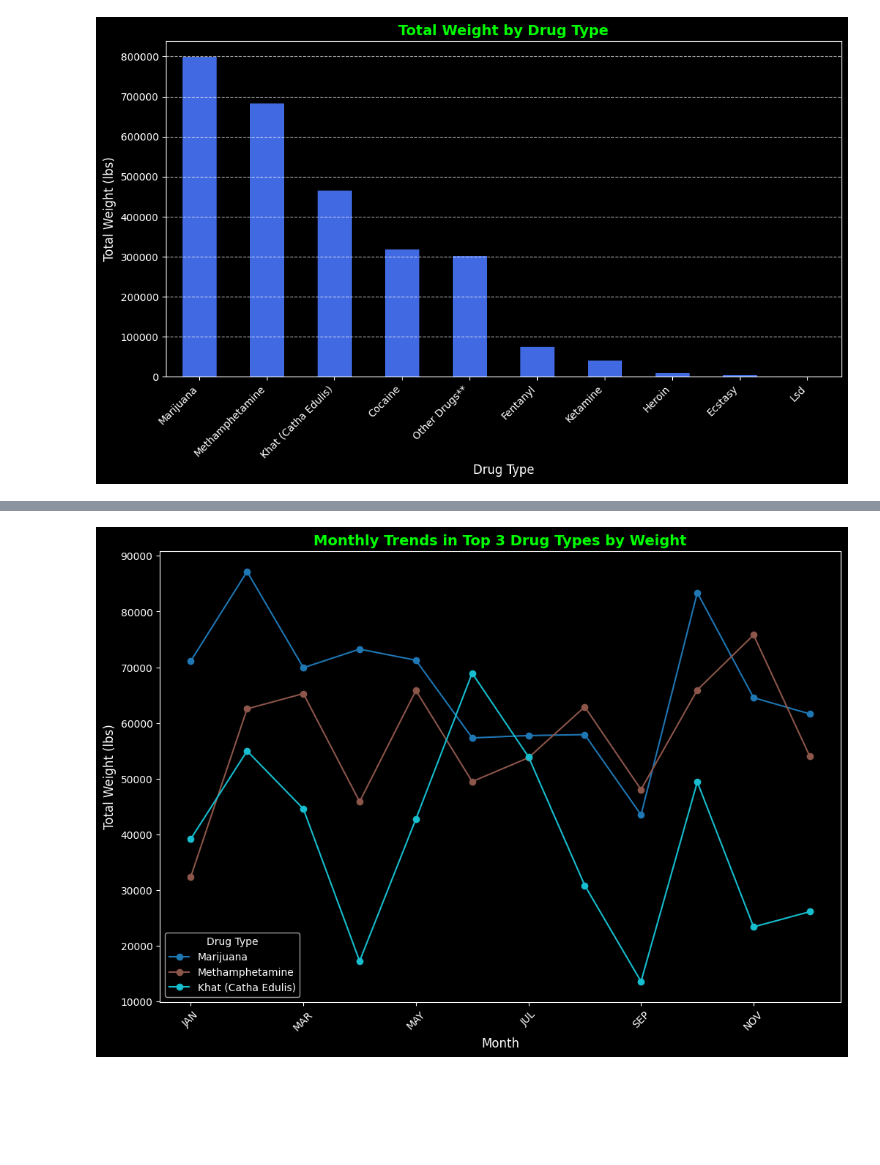
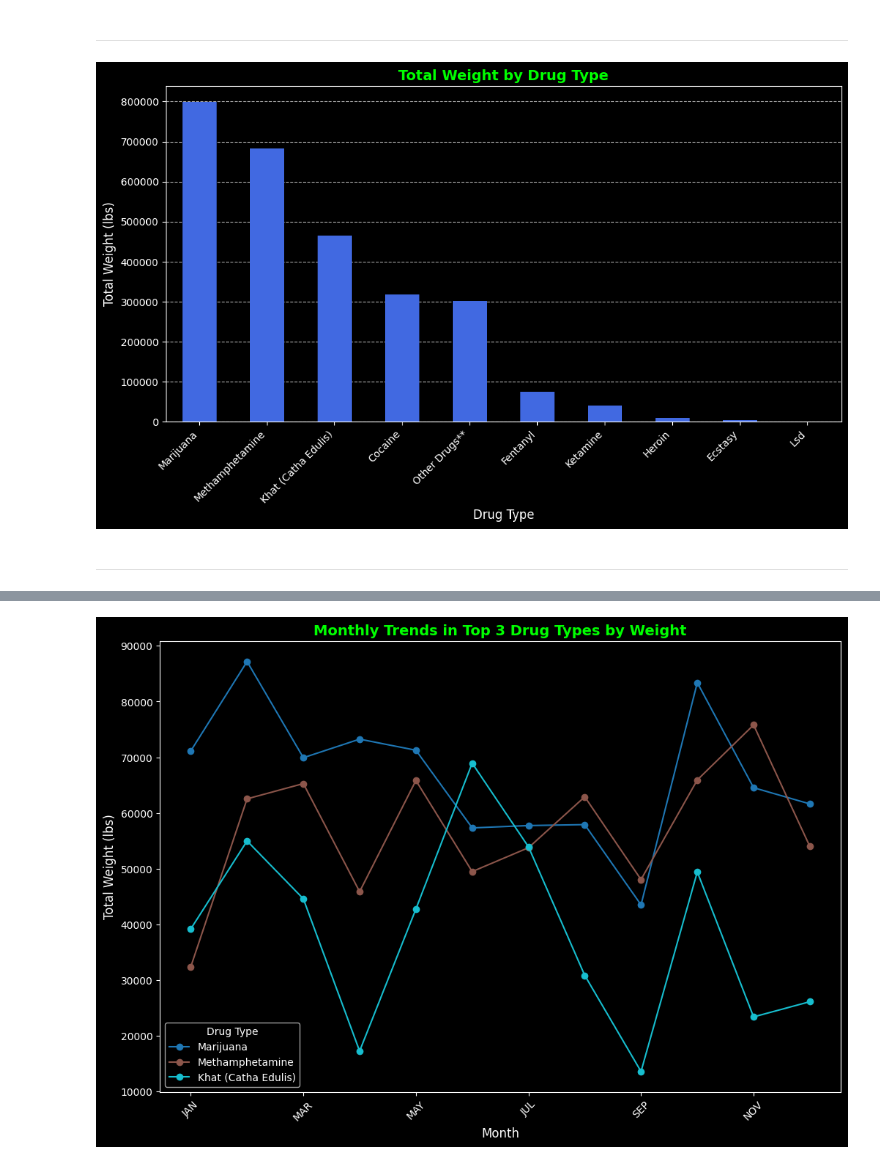
Before and after one commit to devarshh/Drug-Data-Analysis, a Jupyter notebook: EDA_Nationwide_Drug_Seizures.ipynb, the cells around one changed output, grey strips where cells are left out. Saved outputs shown, nothing was run; the diff lists cells and outputs as text; code cells hidden in the pictures; blank space fills up the shorter version.

```diff
--- a/EDA_Nationwide_Drug_Seizures.ipynb
+++ b/EDA_Nationwide_Drug_Seizures.ipynb
@@ -51,17 +77,20 @@ summary_stats
+# %% [markdown]
+---
 # %%
 
 # Total Weight by Drug Type
 total_weight_by_drug = data.groupby('Drug Type')['Weight (lbs)'].sum()
 
 # Plotting
 plt.figure(figsize=(12, 6))
-total_weight_by_drug.sort_values(ascending=False).plot(kind='bar', color='royalblue')
+total_weight_by_drug.sort_values(ascending=False).plot(kind='bar', color='royalblue', zorder=2)
 plt.title('Total Weight by Drug Type', fontsize=14, fontweight='bold', color='lime')
 plt.xlabel('Drug Type', fontsize=12)
 plt.ylabel('Total Weight (lbs)', fontsize=12)
 plt.xticks(rotation=45, ha='right')
-plt.grid(axis='y', linestyle='--', alpha=0.7)
-plt.grid(axis='x', alpha=0.0)
+plt.grid(axis='y', linestyle='--', alpha=0.7, zorder=1)
 plt.show()
 # %% [output]
-[figure, old version]
+[figure, new version]
+# %% [markdown]
+---
```
Also changed, not shown: parts of 53 cells of this notebook.
